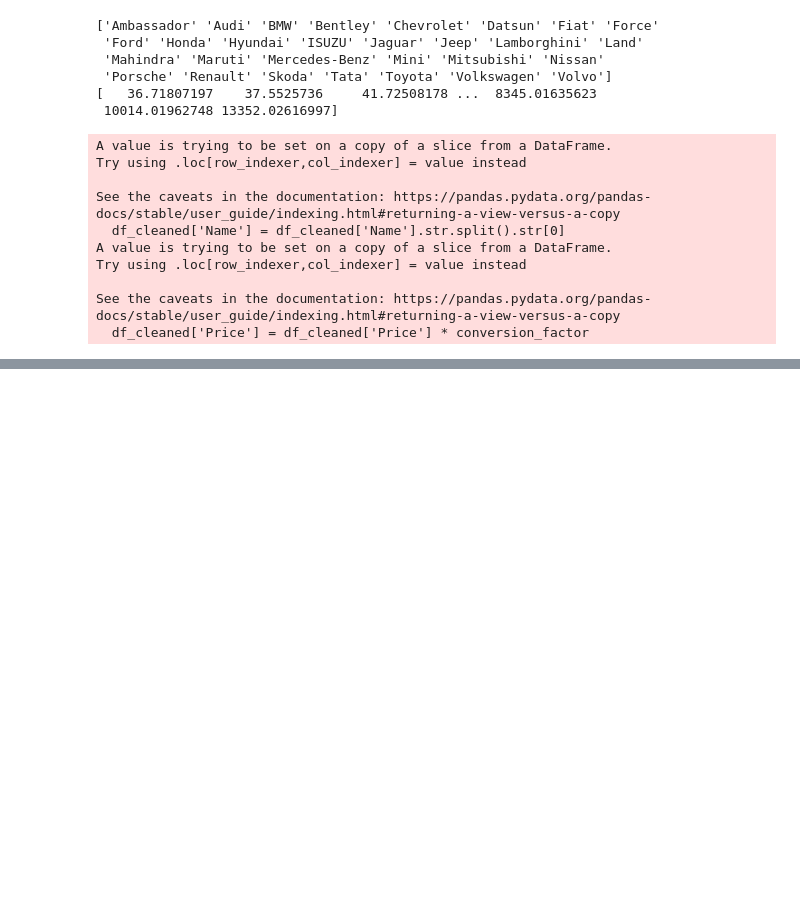
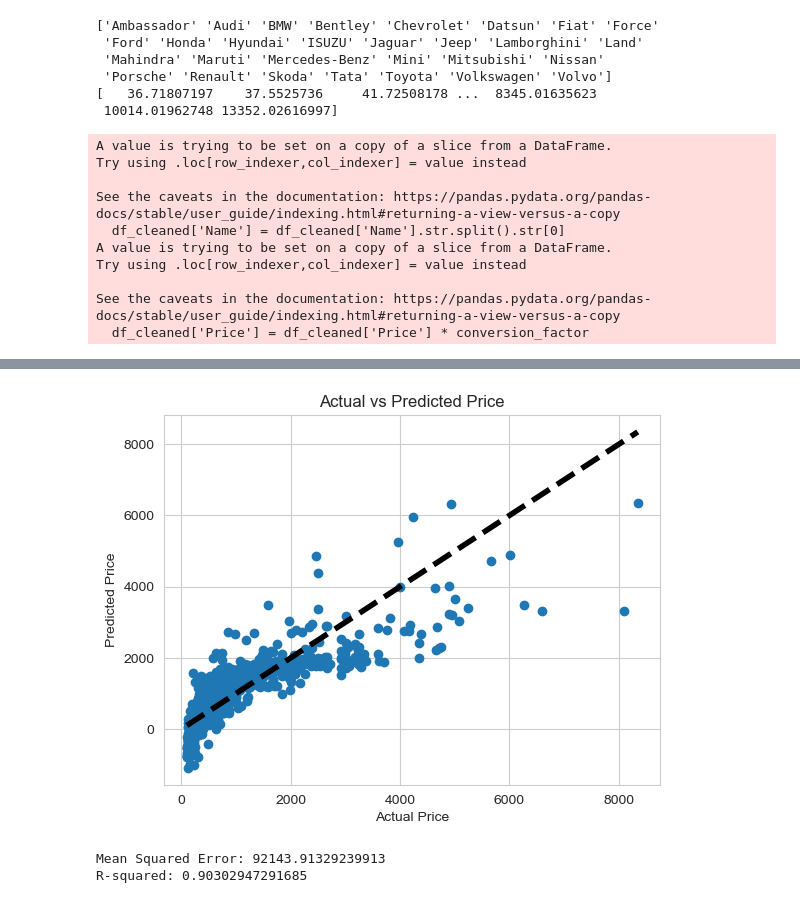
Before and after one commit to henrygbrand/MLFinalProject, a Jupyter notebook: car_prices.ipynb, the cells around one changed output, grey strips where cells are left out. Drawn from its saved outputs; the diff is of its cells as text; code cells hidden in the pictures; blank space fills up the shorter version.

```diff
--- a/car_prices.ipynb
+++ b/car_prices.ipynb
@@ -145,0 +151,15 @@ R-squared: 0.7079552869824868
+# %%
+#arr= ['Year', 'Kilometers_Driven', 'Mileage', 'Engine', 'Power', 'Seats']
+arr= ['Year', 'Kilometers_Driven', 'Engine', 'Power', 'Seats']
+X = df_cleaned[arr]
+y = df_cleaned['Price']
+X_train, X_test, y_train, y_test = train_test_split(X, y, test_size=0.2, random_state=42)
+model = LinearRegression()
+model.fit(X_train, y_train)
+y_pred = model.predict(X_test)
+print(y_pred)
+print(y_test)
+mse = mean_squared_error(y_test, y_pred)
+r2 = r2_score(y_test, y_pred)
+print(f'Mean Squared Error: {mse}')
+print(f'R-squared: {r2}')
@@ -145,0 +183,30 @@ R-squared: 0.7079552869824868
+# %%
+plt.scatter(y_test, y_pred)
+plt.xlabel('Actual Price')
+plt.ylabel('Predicted Price')
+plt.plot([y_test.min(), y_test.max()], [y_test.min(), y_test.max()], 'k--', lw=4)
+plt.title('Actual vs Predicted Price')
+plt.show()
+# %% [output]
+[figure, added]
+# %%
+arr= ['Year', 'Kilometers_Driven', 'Engine', 'Power', 'Seats']
+X = df_cleaned[arr]
+y = df_cleaned['Price']
+X_train, X_test, y_train, y_test = train_test_split(X, y, test_size=0.2, random_state=42)
+model = RandomForestRegressor()
+#lab = preprocessing.LabelEncoder()
+#y_transformed = lab.fit_transform(y_train)
+#y_transformed = y_train.astype(int)
+#lab = preprocessing.LabelEncoder()
+#y_transformed = lab.fit_transform(y_transformed)
+#print(y_transformed)
+model.fit(X_train, y_train)
+y_pred = model.predict(X_test)
+mse = mean_squared_error(y_test, y_pred)
+r2 = r2_score(y_test, y_pred)
+print(f'Mean Squared Error: {mse}')
+print(f'R-squared: {r2}')
+# %% [output]
+Mean Squared Error: 92143.91329239913
+R-squared: 0.90302947291685
```
Also changed, not shown: parts of 7 cells of this notebook.
